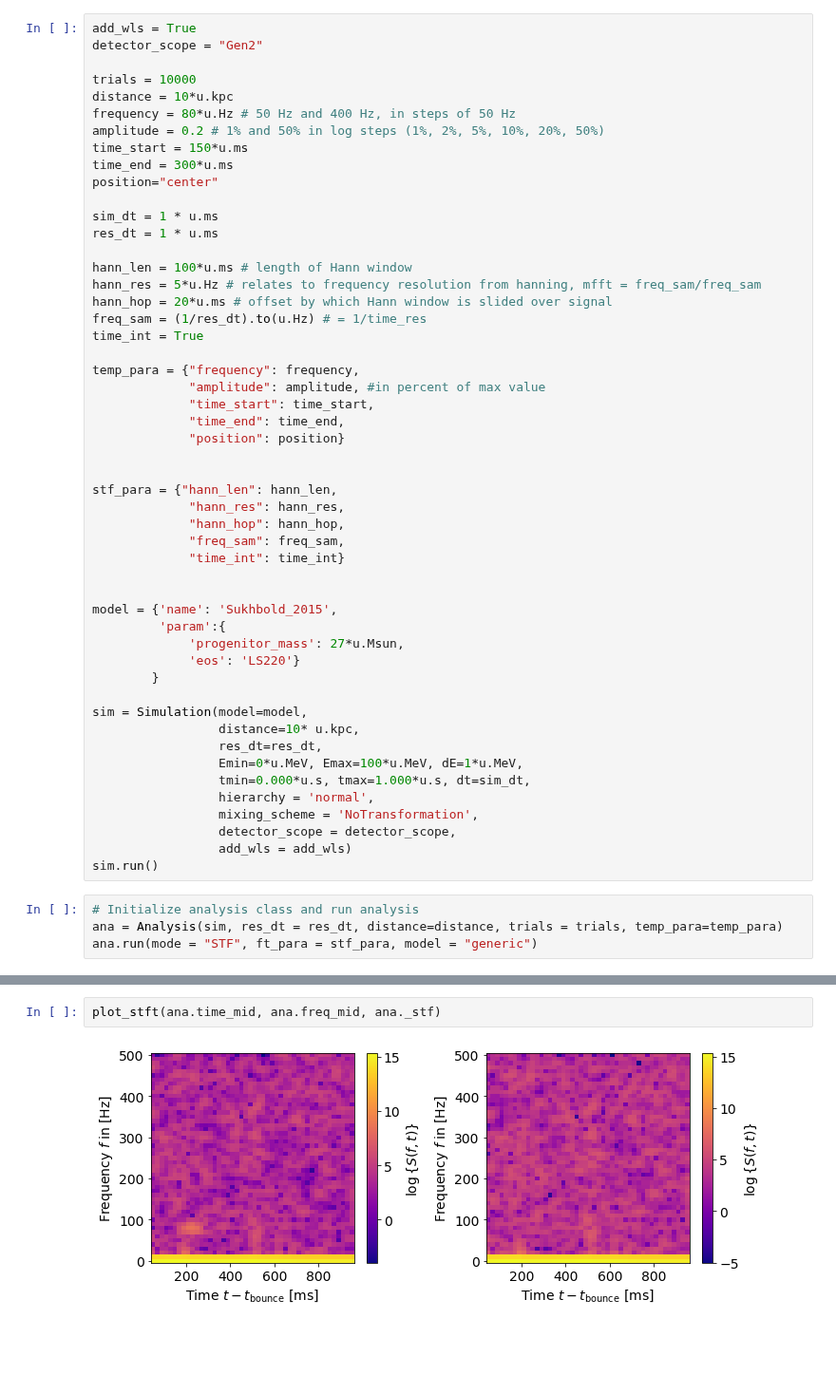
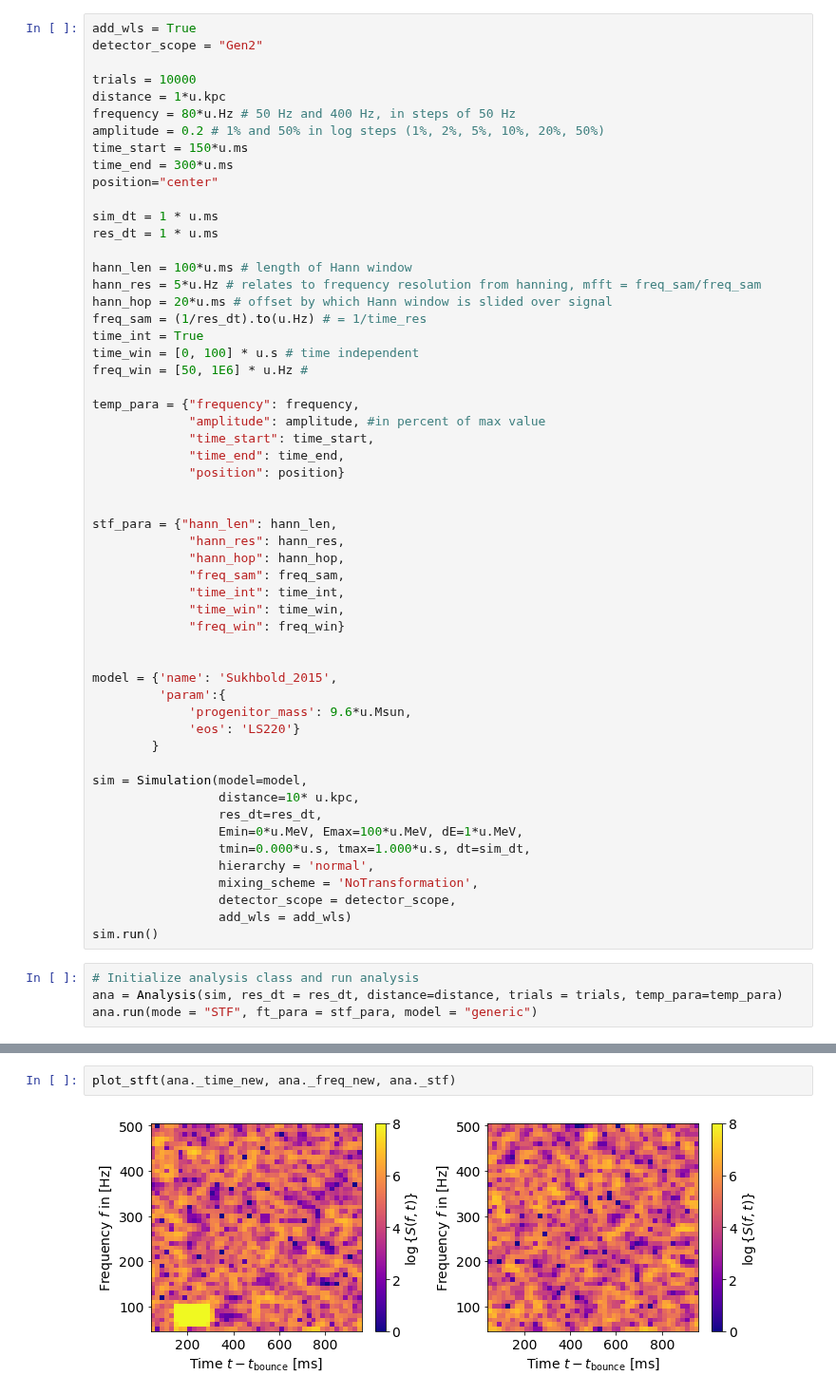
Before and after one commit to icecube/ASTERIA, a Jupyter notebook: docs/gen2-ana/test_stf.ipynb, the cells around one changed output, grey strips where cells are left out. Shown at 95% size. Cells and saved outputs as stored; diff of their text form; blank space fills up the shorter version.

```diff
--- a/docs/gen2-ana/test_stf.ipynb
+++ b/docs/gen2-ana/test_stf.ipynb
@@ -13,7 +13,7 @@ add_wls = True
 detector_scope = "Gen2"
 
 trials = 10000
-distance = 10*u.kpc
+distance = 1*u.kpc
 frequency = 80*u.Hz # 50 Hz and 400 Hz, in steps of 50 Hz
 amplitude = 0.2 # 1% and 50% in log steps (1%, 2%, 5%, 10%, 20%, 50%)
 time_start = 150*u.ms
@@ -28,6 +28,8 @@ hann_res = 5*u.Hz # relates to frequency resolution from hanning, mfft = freq_sa
 hann_hop = 20*u.ms # offset by which Hann window is slided over signal
 freq_sam = (1/res_dt).to(u.Hz) # = 1/time_res
 time_int = True
+time_win = [0, 100] * u.s # time independent
+freq_win = [50, 1E6] * u.Hz #
 
 temp_para = {"frequency": frequency,
              "amplitude": amplitude, #in percent of max value
@@ -40,12 +42,14 @@ stf_para = {"hann_len": hann_len,
              "hann_res": hann_res,
              "hann_hop": hann_hop,
              "freq_sam": freq_sam,
-             "time_int": time_int}
+             "time_int": time_int,
+             "time_win": time_win,
+             "freq_win": freq_win}
 
 
 model = {'name': 'Sukhbold_2015',
          'param':{
-             'progenitor_mass': 27*u.Msun,
+             'progenitor_mass': 9.6*u.Msun,
              'eos': 'LS220'}
         }
 
@@ -70,5 +74,5 @@ plot_hits(ana.sim.time, ana._comb)
 # %%
-plot_stft(ana.time_mid, ana.freq_mid, ana._stf)
+plot_stft(ana._time_new, ana._freq_new, ana._stf)
 # %% [output]
-[figure, old version]
+[figure, new version]
 # %%
```
Also changed, not shown: parts of 10 cells of this notebook, 1 other file.
